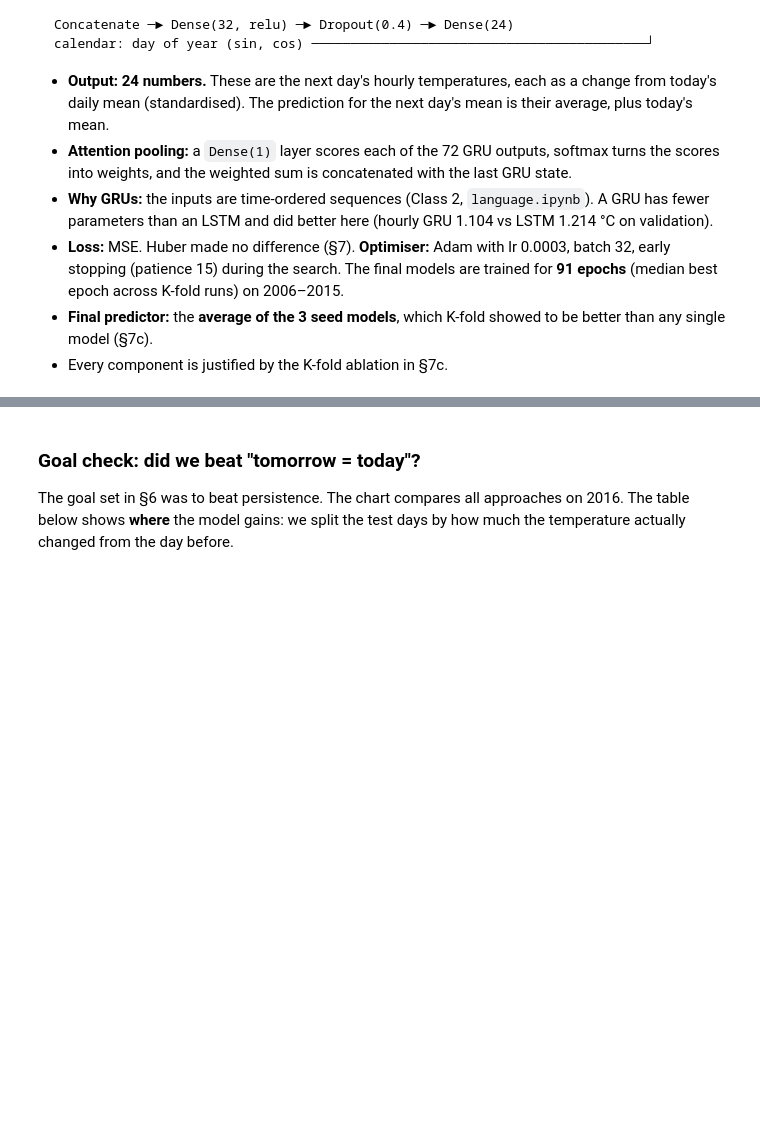
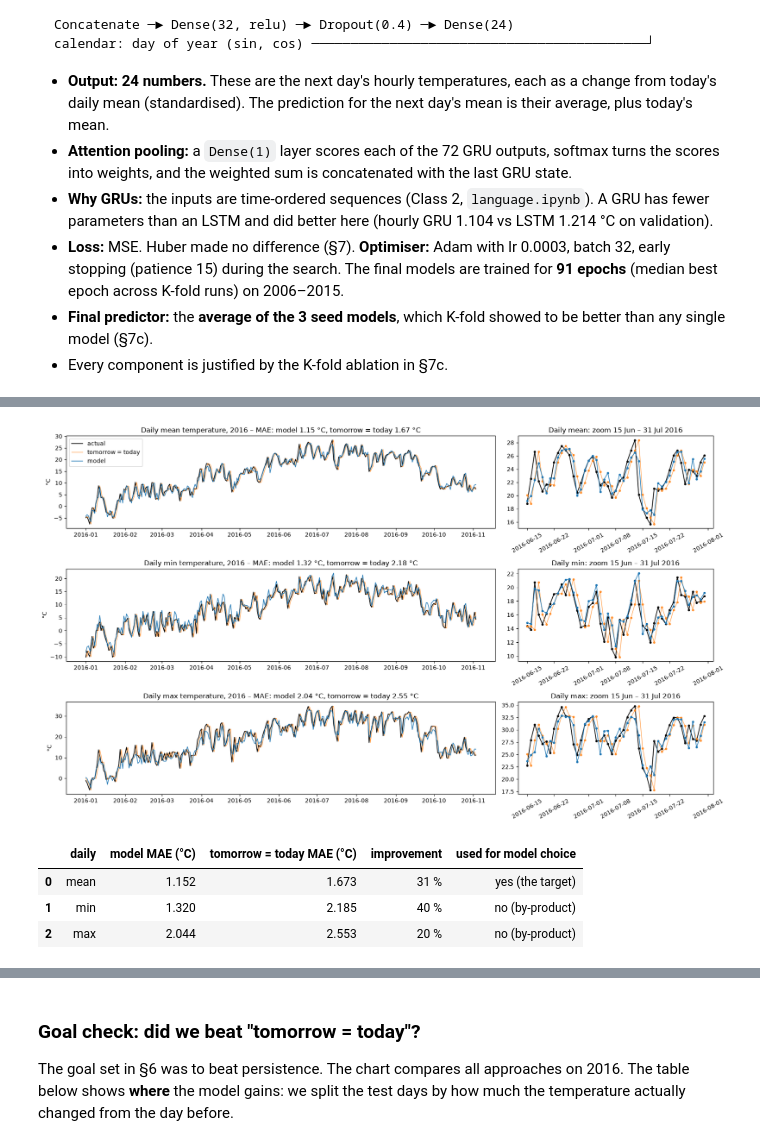
Before and after one commit to kacekk/weather_forecast_DL, a Jupyter notebook: weather_forecast.ipynb, the cells around one changed output, grey strips where cells are left out. Drawn from its saved outputs; the diff is of its cells as text; code cells hidden in the pictures; blank space fills up the shorter version.

```diff
--- a/weather_forecast.ipynb
+++ b/weather_forecast.ipynb
@@ -1417,0 +1487,29 @@ Earlier evaluations of the test set (with the removed rain feature, not used for
+# %%
+rows = [("mean", "actual", "ensemble", "persistence")]
+if "pred_min" in tp:
+    rows += [("min", "actual_min", "pred_min", "persistence_min"), ("max", "actual_max", "pred_max", "persistence_max")]
+zoom = (tp["date"] >= "2016-06-15") & (tp["date"] <= "2016-07-31")
+fig, axes = plt.subplots(len(rows), 2, figsize=(17, 3.3 * len(rows)), gridspec_kw={"width_ratios": [2.2, 1]}, squeeze=False)
+for (name, a, p, b), (ax_full, ax_zoom) in zip(rows, axes):
+    for ax, m, kw in [(ax_full, slice(None), {}), (ax_zoom, zoom, {"marker": "o", "ms": 3})]:
+        ax.plot(tp["date"][m], tp[a][m], color="k", lw=1.3, label="actual", **kw)
+        ax.plot(tp["date"][m], tp[b][m], color="tab:orange", lw=0.9, alpha=0.8, label="tomorrow = today", **kw)
+        ax.plot(tp["date"][m], tp[p][m], color="tab:blue", lw=1.1, label="model", **kw)
+    mae_m, mae_b = (tp[p] - tp[a]).abs().mean(), (tp[b] - tp[a]).abs().mean()
+    ax_full.set_title(f"Daily {name} temperature, 2016 – MAE: model {mae_m:.2f} °C, tomorrow = today {mae_b:.2f} °C")
+    ax_zoom.set_title(f"Daily {name}: zoom 15 Jun – 31 Jul 2016"); ax_zoom.tick_params(axis="x", rotation=30)
+    ax_full.set_ylabel("°C")
+axes[0, 0].legend(loc="upper left")
+plt.tight_layout(); plt.show()
+
+pd.DataFrame([{"daily": name, "model MAE (°C)": (tp[p] - tp[a]).abs().mean(),
+               "tomorrow = today MAE (°C)": (tp[b] - tp[a]).abs().mean(),
+               "improvement": f"{100 * (1 - (tp[p] - tp[a]).abs().mean() / (tp[b] - tp[a]).abs().mean()):.0f} %",
+               "used for model choice": "yes (the target)" if name == "mean" else "no (by-product)"}
+              for name, a, p, b in rows]).round(3)
+# %% [output]
+[figure, added]
+|  | daily | model MAE (°C) | tomorrow = today MAE (°C) | improvement | used for model choice |
+| 0 | mean | 1.152 | 1.673 | 31 % | yes (the target) |
+| 1 | min | 1.320 | 2.185 | 40 % | no (by-product) |
+| 2 | max | 2.044 | 2.553 | 20 % | no (by-product) |
```
Also changed, not shown: parts of 26 cells of this notebook, 5 other files.
